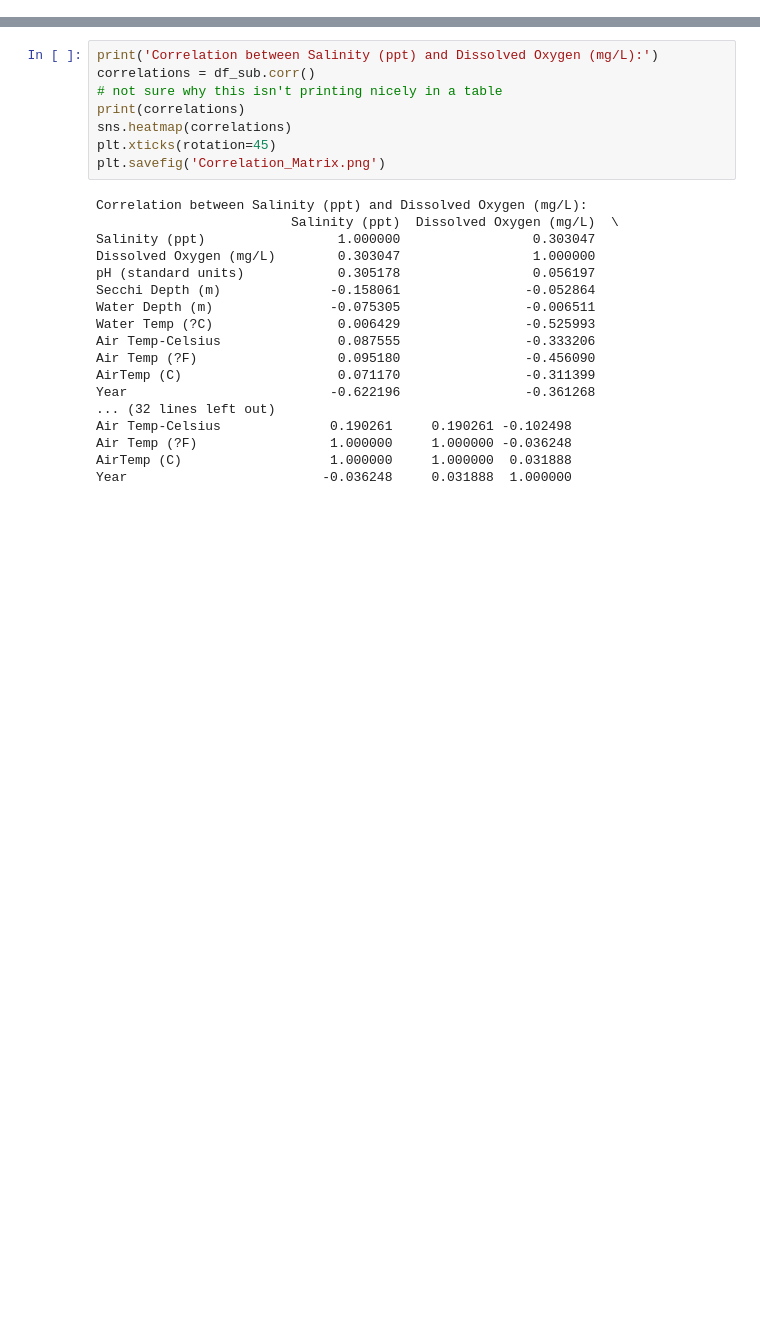
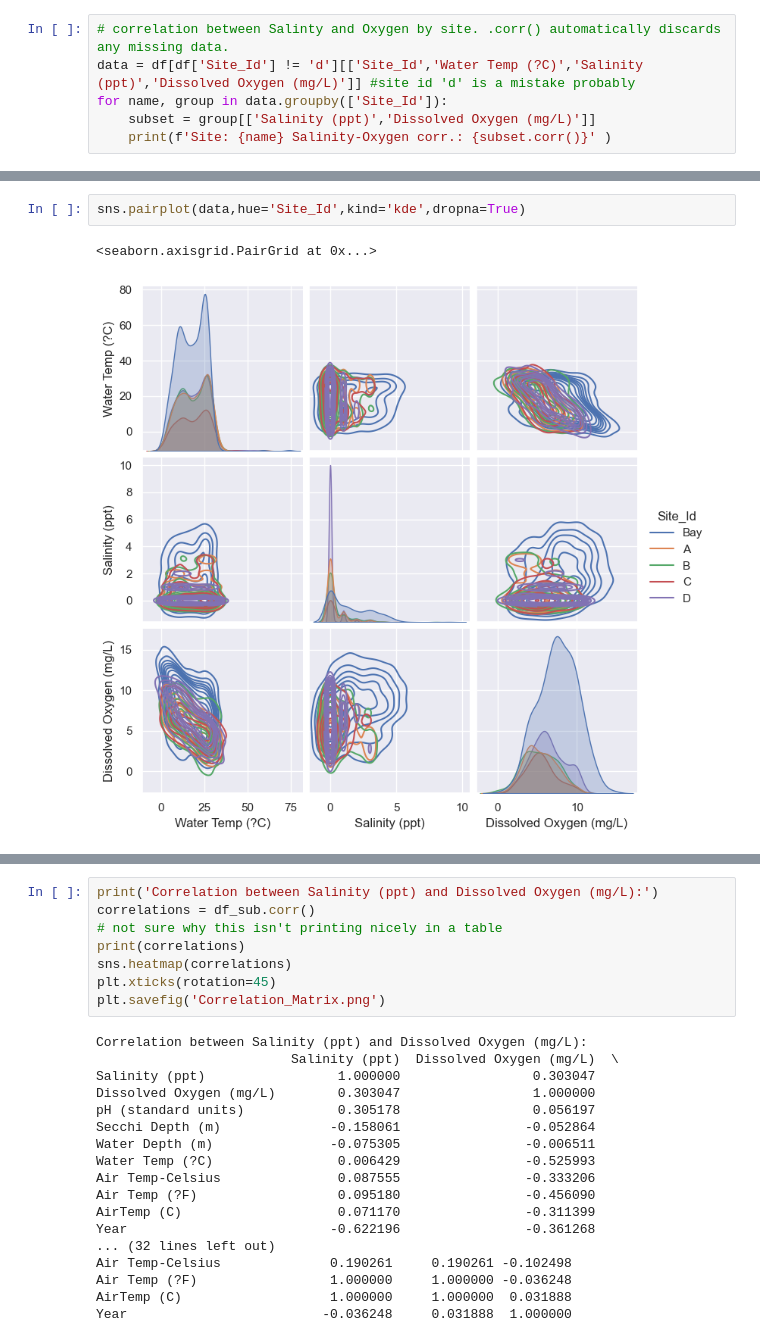
Before and after one commit to ENVS110a-SP23/group8-project, a Jupyter notebook: Check-in_4.ipynb, the cells around one changed output, grey strips where cells are left out. Saved outputs shown, nothing was run; the diff lists cells and outputs as text; blank space fills up the shorter version.

```diff
--- a/Check-in_4.ipynb
+++ b/Check-in_4.ipynb
@@ -27,0 +40,6 @@ df.loc[df.isin(['Not Recorded']).any(axis=1),:].reset_index(drop=True)
+# %%
+# correlation between Salinty and Oxygen by site. .corr() automatically discards any missing data.
+data = df[df['Site_Id'] != 'd'][['Site_Id','Water Temp (?C)','Salinity (ppt)','Dissolved Oxygen (mg/L)']] #site id 'd' is a mistake probably
+for name, group in data.groupby(['Site_Id']):
+    subset = group[['Salinity (ppt)','Dissolved Oxygen (mg/L)']]
+    print(f'Site: {name} Salinity-Oxygen corr.: {subset.corr()}' )
@@ -27,0 +104,5 @@ df.loc[df.isin(['Not Recorded']).any(axis=1),:].reset_index(drop=True)
+# %%
+sns.pairplot(data,hue='Site_Id',kind='kde',dropna=True)
+# %% [output]
+<seaborn.axisgrid.PairGrid at 0x...>
+[figure, added]
```
Also changed, not shown: parts of 9 cells of this notebook.
